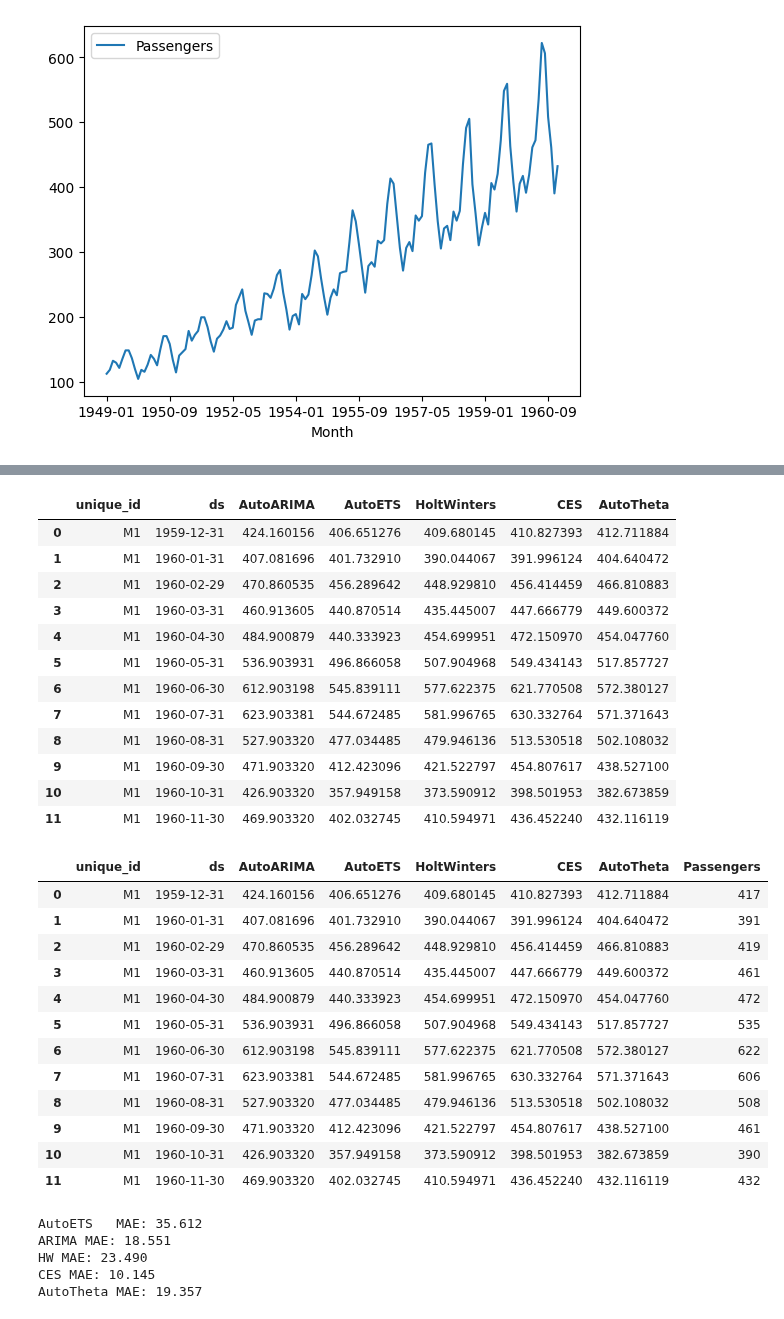
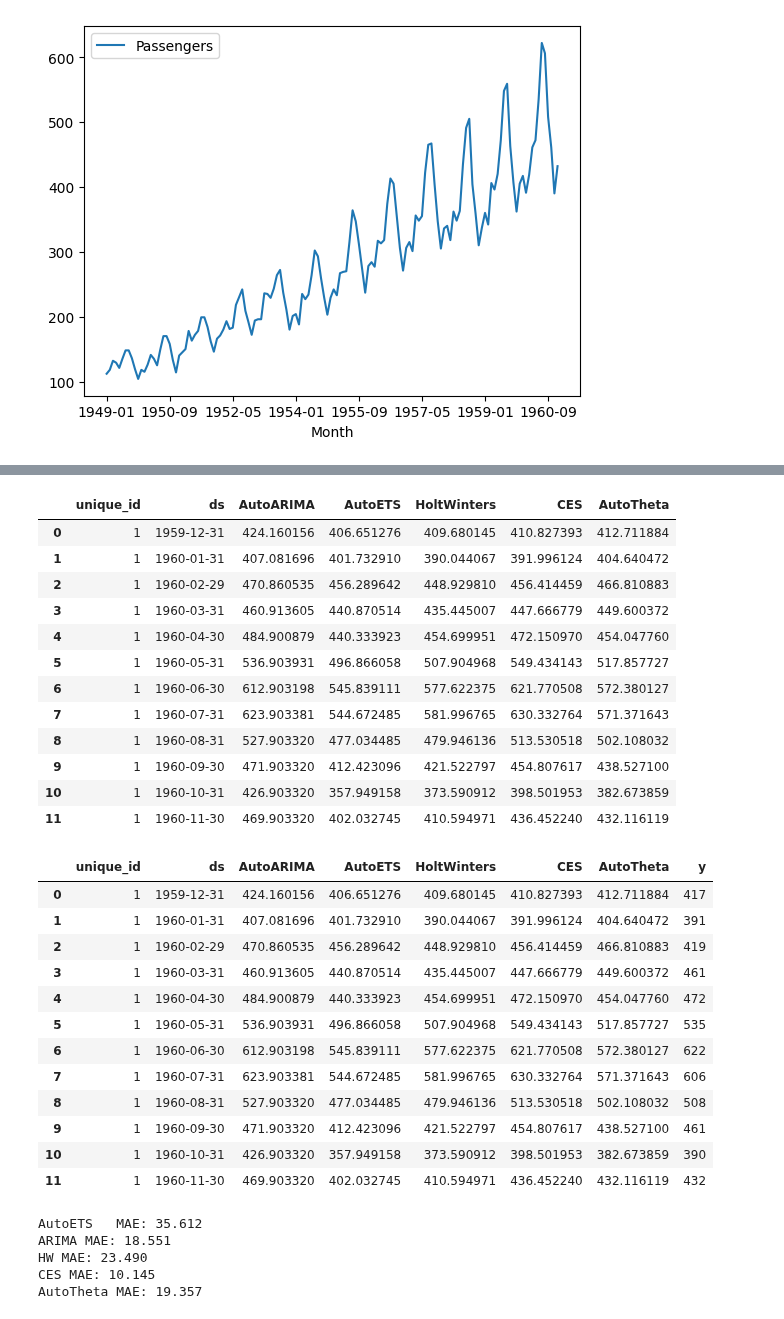
Before and after one commit to ogut77/DataScience, a Jupyter notebook: SARIMA.ipynb, the cells around one changed output, grey strips where cells are left out. Cells and saved outputs as stored; diff of their text form; code cells hidden in the pictures.

```diff
--- a/SARIMA.ipynb
+++ b/SARIMA.ipynb
@@ -271,9 +271,11 @@ ap1.plot()
 pyplot.show()
 # %% [output]
 [figure]
-# %%
-ap1['unique_id']='M1'
-ap1['ds']=ap1.index
+# %%
+
+ap1['ds']=ap1.index
+ap1.rename(columns={'Passengers': 'y'}, inplace=True)
+ap1['unique_id']=1
 # %%
 train=ap1[:-12]
 test=ap1[-12:]
@@ -383,35 +352,35 @@ pred.reset_index(inplace=True)
 pred
 # %% [output]
 |  | unique_id | ds | AutoARIMA | AutoETS | HoltWinters | CES | AutoTheta |
-| 0 | M1 | 1959-12-31 | 424.160156 | 406.651276 | 409.680145 | 410.827393 | 412.711884 |
-| 1 | M1 | 1960-01-31 | 407.081696 | 401.732910 | 390.044067 | 391.996124 | 404.640472 |
-| 2 | M1 | 1960-02-29 | 470.860535 | 456.289642 | 448.929810 | 456.414459 | 466.810883 |
-| 3 | M1 | 1960-03-31 | 460.913605 | 440.870514 | 435.445007 | 447.666779 | 449.600372 |
-| 4 | M1 | 1960-04-30 | 484.900879 | 440.333923 | 454.699951 | 472.150970 | 454.047760 |
-| 5 | M1 | 1960-05-31 | 536.903931 | 496.866058 | 507.904968 | 549.434143 | 517.857727 |
-| 6 | M1 | 1960-06-30 | 612.903198 | 545.839111 | 577.622375 | 621.770508 | 572.380127 |
-| 7 | M1 | 1960-07-31 | 623.903381 | 544.672485 | 581.996765 | 630.332764 | 571.371643 |
-| 8 | M1 | 1960-08-31 | 527.903320 | 477.034485 | 479.946136 | 513.530518 | 502.108032 |
-| 9 | M1 | 1960-09-30 | 471.903320 | 412.423096 | 421.522797 | 454.807617 | 438.527100 |
-| 10 | M1 | 1960-10-31 | 426.903320 | 357.949158 | 373.590912 | 398.501953 | 382.673859 |
-| 11 | M1 | 1960-11-30 | 469.903320 | 402.032745 | 410.594971 | 436.452240 | 432.116119 |
+| 0 | 1 | 1959-12-31 | 424.160156 | 406.651276 | 409.680145 | 410.827393 | 412.711884 |
+| 1 | 1 | 1960-01-31 | 407.081696 | 401.732910 | 390.044067 | 391.996124 | 404.640472 |
+| 2 | 1 | 1960-02-29 | 470.860535 | 456.289642 | 448.929810 | 456.414459 | 466.810883 |
+| 3 | 1 | 1960-03-31 | 460.913605 | 440.870514 | 435.445007 | 447.666779 | 449.600372 |
+| 4 | 1 | 1960-04-30 | 484.900879 | 440.333923 | 454.699951 | 472.150970 | 454.047760 |
+| 5 | 1 | 1960-05-31 | 536.903931 | 496.866058 | 507.904968 | 549.434143 | 517.857727 |
+| 6 | 1 | 1960-06-30 | 612.903198 | 545.839111 | 577.622375 | 621.770508 | 572.380127 |
+| 7 | 1 | 1960-07-31 | 623.903381 | 544.672485 | 581.996765 | 630.332764 | 571.371643 |
+| 8 | 1 | 1960-08-31 | 527.903320 | 477.034485 | 479.946136 | 513.530518 | 502.108032 |
+| 9 | 1 | 1960-09-30 | 471.903320 | 412.423096 | 421.522797 | 454.807617 | 438.527100 |
+| 10 | 1 | 1960-10-31 | 426.903320 | 357.949158 | 373.590912 | 398.501953 | 382.673859 |
+| 11 | 1 | 1960-11-30 | 469.903320 | 402.032745 | 410.594971 | 436.452240 | 432.116119 |
 # %%
-pred['Passengers']=test['Passengers'].values
+pred['y']=test['y'].values
 pred
 # %% [output]
-|  | unique_id | ds | AutoARIMA | AutoETS | HoltWinters | CES | AutoTheta | Passengers |
-| 0 | M1 | 1959-12-31 | 424.160156 | 406.651276 | 409.680145 | 410.827393 | 412.711884 | 417 |
-| 1 | M1 | 1960-01-31 | 407.081696 | 401.732910 | 390.044067 | 391.996124 | 404.640472 | 391 |
-| 2 | M1 | 1960-02-29 | 470.860535 | 456.289642 | 448.929810 | 456.414459 | 466.810883 | 419 |
-| 3 | M1 | 1960-03-31 | 460.913605 | 440.870514 | 435.445007 | 447.666779 | 449.600372 | 461 |
-| 4 | M1 | 1960-04-30 | 484.900879 | 440.333923 | 454.699951 | 472.150970 | 454.047760 | 472 |
-| 5 | M1 | 1960-05-31 | 536.903931 | 496.866058 | 507.904968 | 549.434143 | 517.857727 | 535 |
-| 6 | M1 | 1960-06-30 | 612.903198 | 545.839111 | 577.622375 | 621.770508 | 572.380127 | 622 |
-| 7 | M1 | 1960-07-31 | 623.903381 | 544.672485 | 581.996765 | 630.332764 | 571.371643 | 606 |
-| 8 | M1 | 1960-08-31 | 527.903320 | 477.034485 | 479.946136 | 513.530518 | 502.108032 | 508 |
-| 9 | M1 | 1960-09-30 | 471.903320 | 412.423096 | 421.522797 | 454.807617 | 438.527100 | 461 |
-| 10 | M1 | 1960-10-31 | 426.903320 | 357.949158 | 373.590912 | 398.501953 | 382.673859 | 390 |
-| 11 | M1 | 1960-11-30 | 469.903320 | 402.032745 | 410.594971 | 436.452240 | 432.116119 | 432 |
+|  | unique_id | ds | AutoARIMA | AutoETS | HoltWinters | CES | AutoTheta | y |
+| 0 | 1 | 1959-12-31 | 424.160156 | 406.651276 | 409.680145 | 410.827393 | 412.711884 | 417 |
+| 1 | 1 | 1960-01-31 | 407.081696 | 401.732910 | 390.044067 | 391.996124 | 404.640472 | 391 |
+| 2 | 1 | 1960-02-29 | 470.860535 | 456.289642 | 448.929810 | 456.414459 | 466.810883 | 419 |
+| 3 | 1 | 1960-03-31 | 460.913605 | 440.870514 | 435.445007 | 447.666779 | 449.600372 | 461 |
+| 4 | 1 | 1960-04-30 | 484.900879 | 440.333923 | 454.699951 | 472.150970 | 454.047760 | 472 |
+| 5 | 1 | 1960-05-31 | 536.903931 | 496.866058 | 507.904968 | 549.434143 | 517.857727 | 535 |
+| 6 | 1 | 1960-06-30 | 612.903198 | 545.839111 | 577.622375 | 621.770508 | 572.380127 | 622 |
+| 7 | 1 | 1960-07-31 | 623.903381 | 544.672485 | 581.996765 | 630.332764 | 571.371643 | 606 |
+| 8 | 1 | 1960-08-31 | 527.903320 | 477.034485 | 479.946136 | 513.530518 | 502.108032 | 508 |
+| 9 | 1 | 1960-09-30 | 471.903320 | 412.423096 | 421.522797 | 454.807617 | 438.527100 | 461 |
+| 10 | 1 | 1960-10-31 | 426.903320 | 357.949158 | 373.590912 | 398.501953 | 382.673859 | 390 |
+| 11 | 1 | 1960-11-30 | 469.903320 | 402.032745 | 410.594971 | 436.452240 | 432.116119 | 432 |
 # %%
 import numpy as np
 def mae(y_hat, y_true):
```
Also changed, not shown: parts of 7 cells of this notebook.
